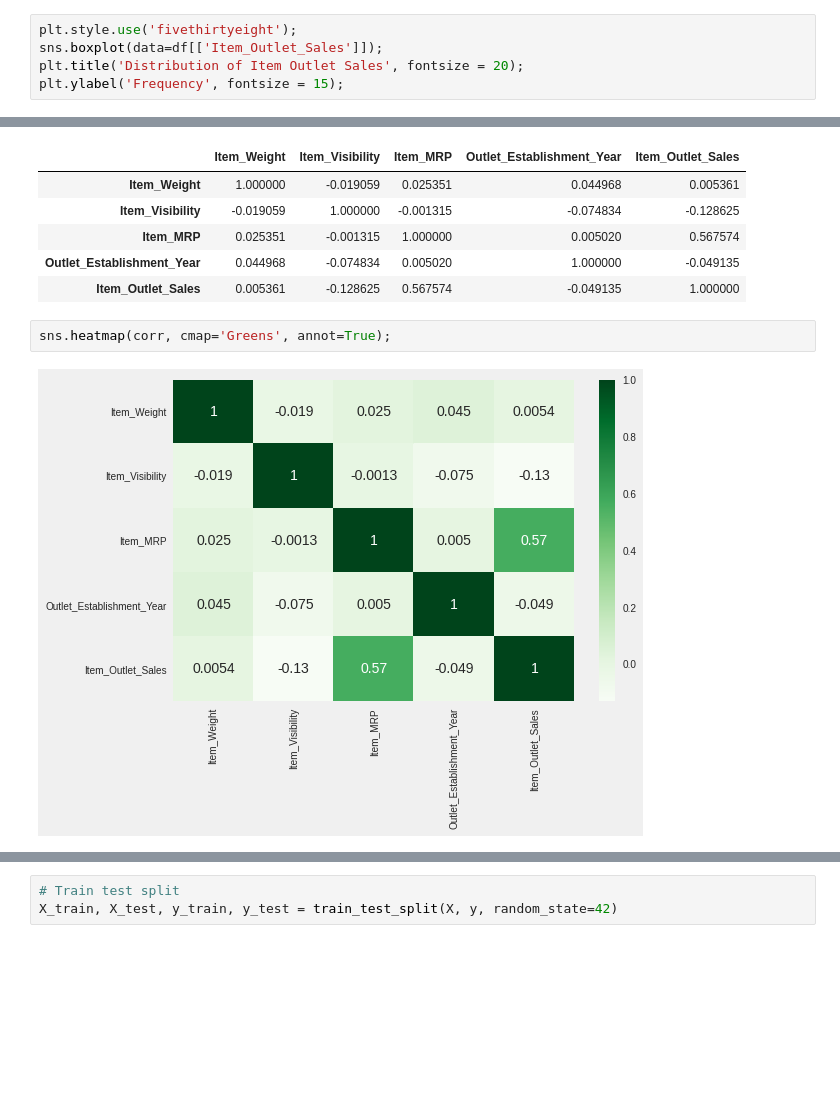
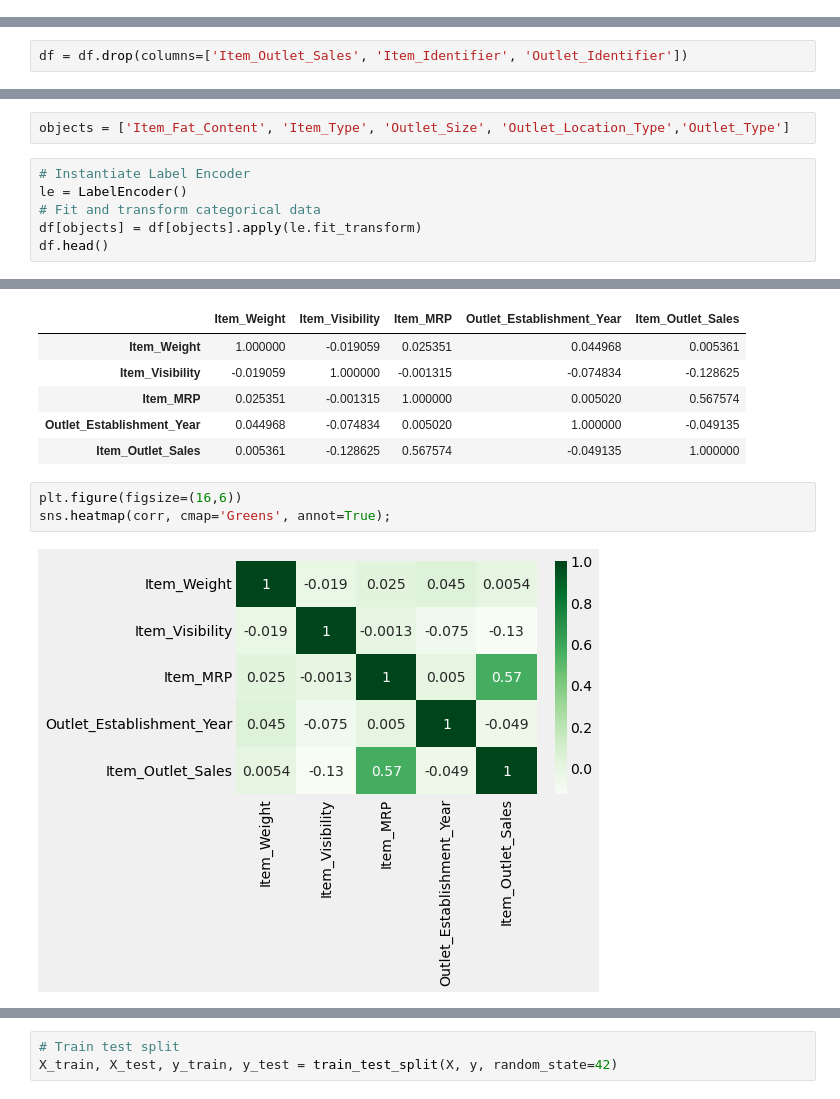
Before and after one commit to Savvy-Slowley/Sales_Predictions, a Jupyter notebook: Sales_Predictions.ipynb, the cells around one changed output, grey strips where cells are left out. Saved outputs shown, nothing was run; the diff lists cells and outputs as text; blank space fills up the shorter version.

```diff
--- a/Sales_Predictions.ipynb
+++ b/Sales_Predictions.ipynb
@@ -265,5 +211,0 @@ plt.ylabel('Frequency', fontsize = 15);
-# %%
-plt.style.use('fivethirtyeight');
-sns.boxplot(data=df[['Item_Outlet_Sales']]);
-plt.title('Distribution of Item Outlet Sales', fontsize = 20);
-plt.ylabel('Frequency', fontsize = 15);
@@ -293,0 +263,2 @@ plt.grid(axis='y', color='k')
+# %%
+df = df.drop(columns=['Item_Outlet_Sales', 'Item_Identifier', 'Outlet_Identifier'])
@@ -293,0 +271,8 @@ plt.grid(axis='y', color='k')
+# %%
+objects = ['Item_Fat_Content', 'Item_Type', 'Outlet_Size', 'Outlet_Location_Type','Outlet_Type']
+# %%
+# Instantiate Label Encoder
+le = LabelEncoder()
+# Fit and transform categorical data
+df[objects] = df[objects].apply(le.fit_transform)
+df.head()
@@ -302,6 +289,7 @@ corr
 | Outlet_Establishment_Year | 0.044968 | -0.074834 | 0.005020 | 1.000000 | -0.049135 |
 | Item_Outlet_Sales | 0.005361 | -0.128625 | 0.567574 | -0.049135 | 1.000000 |
 # %%
+plt.figure(figsize=(16,6))
 sns.heatmap(corr, cmap='Greens', annot=True);
 # %% [output]
-[figure, old version]
+[figure, new version]
```
Also changed, not shown: parts of 83 cells of this notebook.
